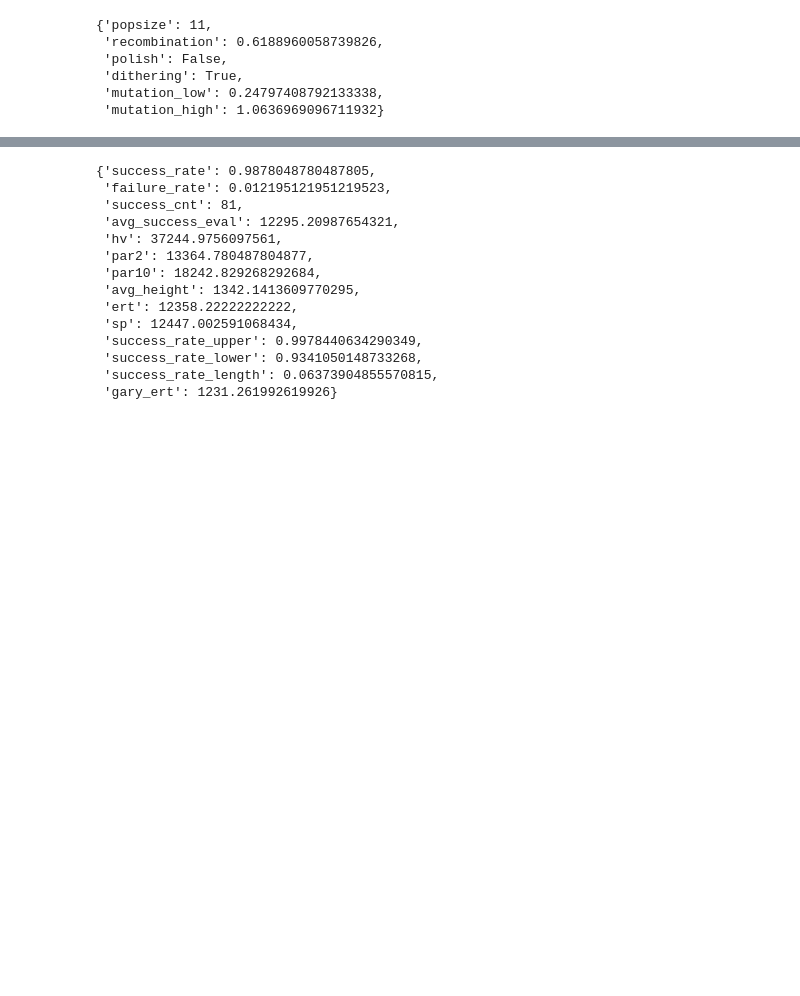
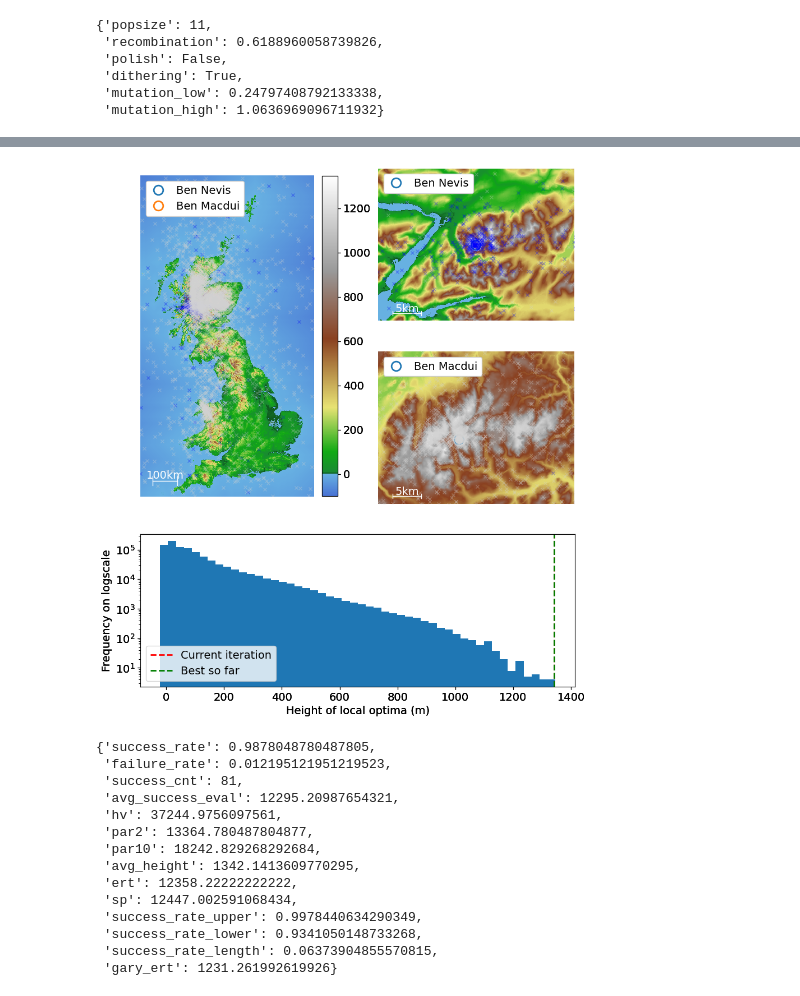
Before and after one commit to CardiacModelling/BenNevisBenchmark, a Jupyter notebook: ipynb/plots/de.ipynb, the cells around one changed output, grey strips where cells are left out. Drawn from its saved outputs; the diff is of its cells as text; code cells hidden in the pictures; blank space fills up the shorter version.

Commit message:
update for animation

```diff
--- a/ipynb/plots/de.ipynb
+++ b/ipynb/plots/de.ipynb
@@ -48,3 +48,10 @@ ins.restart_results
+# %%
+import numpy as np
+maxima_heights = np.load('../../basin-problem/res/maxima_heights.npy')
+anim = ResultAnimation(ins.restart_results[2], maxima_heights)
+anim.save('de2.mp4')
+# %% [output]
+[figure, added]
 # %%
 ins.performance_measures()
 # %% [output]
```
Also changed, not shown: parts of 6 cells of this notebook, 6 other files.
